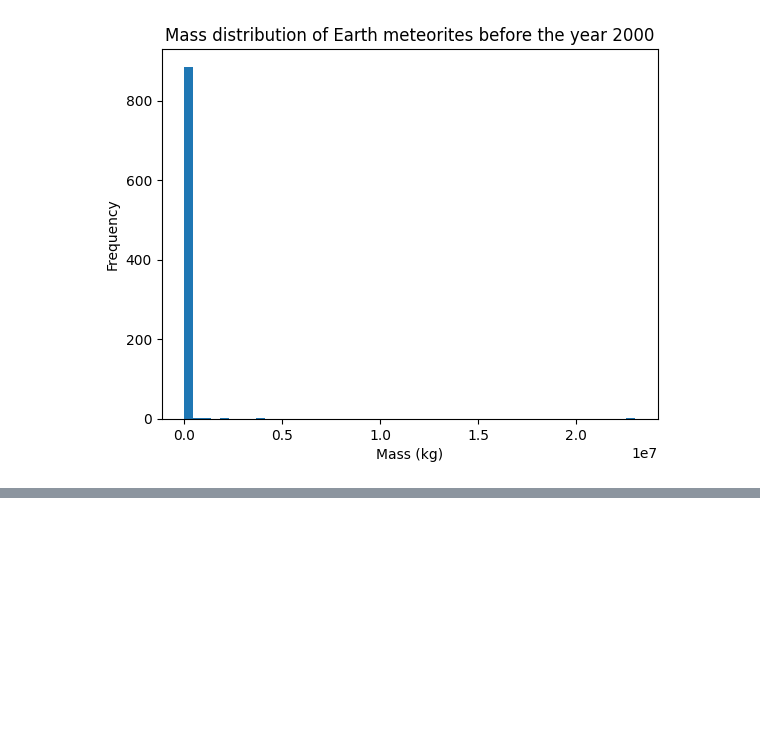
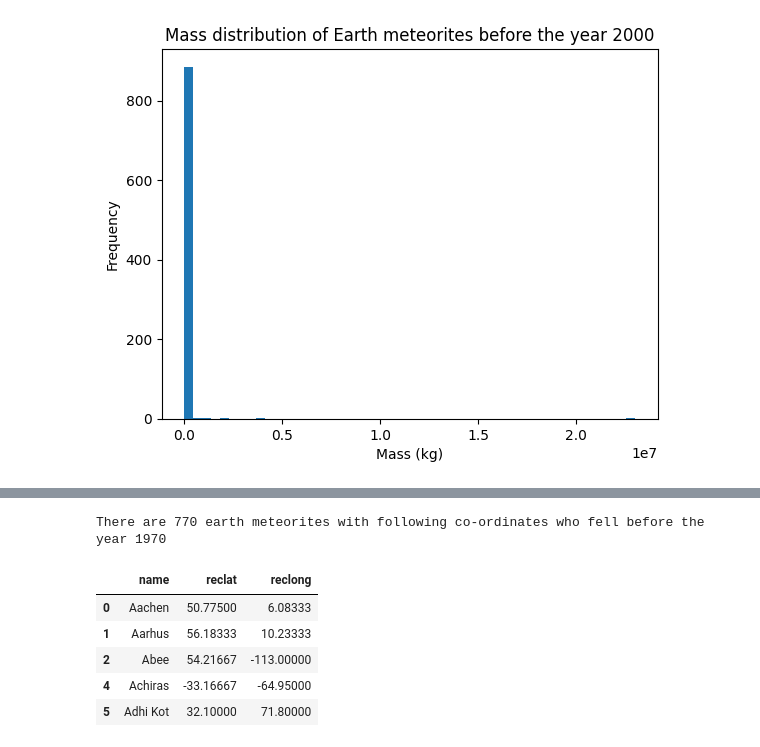
Before and after one commit to siddharthsky/submission-2K23, a Jupyter notebook: 01.Python/question-07.ipynb, the cells around one changed output, grey strips where cells are left out. Drawn from its saved outputs; the diff is of its cells as text; code cells hidden in the pictures; blank space fills up the shorter version.

```diff
--- a/01.Python/question-07.ipynb
+++ b/01.Python/question-07.ipynb
@@ -95,0 +86,15 @@ Building wheels for collected packages: vaex-core, future, aplus
+# %%
+met = df[(df["year"]<="1970-01-01")][["name","reclat","reclong"]]
+# %%
+print(f"There are {met.shape[0]} earth meteorites with following co-ordinates who fell before the year 1970")
+# %% [output]
+There are 770 earth meteorites with following co-ordinates who fell before the year 1970
+# %%
+met.head()
+# %% [output]
+|  | name | reclat | reclong |
+| 0 | Aachen | 50.77500 | 6.08333 |
+| 1 | Aarhus | 56.18333 | 10.23333 |
+| 2 | Abee | 54.21667 | -113.00000 |
+| 4 | Achiras | -33.16667 | -64.95000 |
+| 5 | Adhi Kot | 32.10000 | 71.80000 |
```
Also changed, not shown: parts of 7 cells of this notebook, 1 other file.
